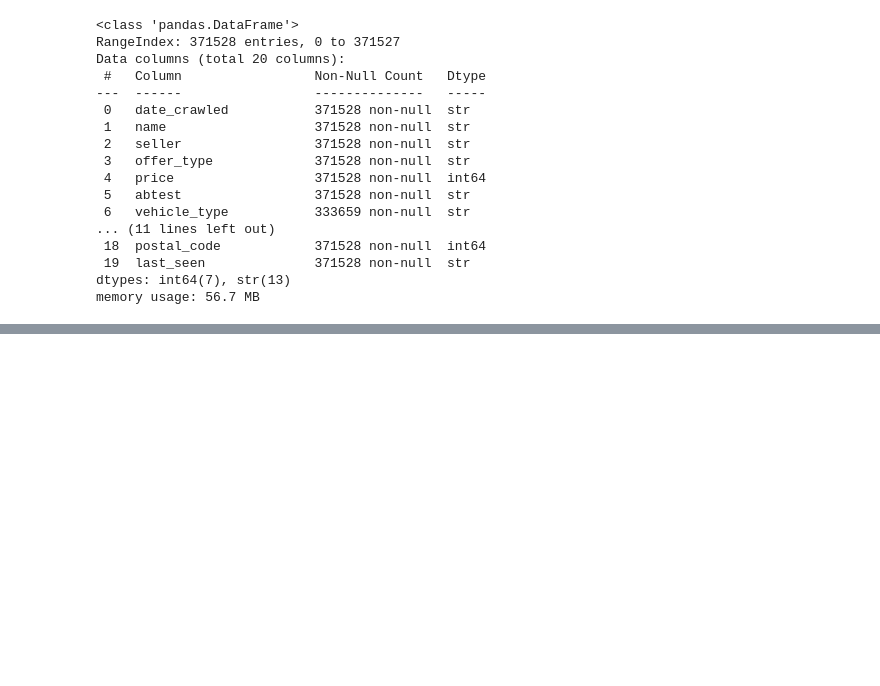
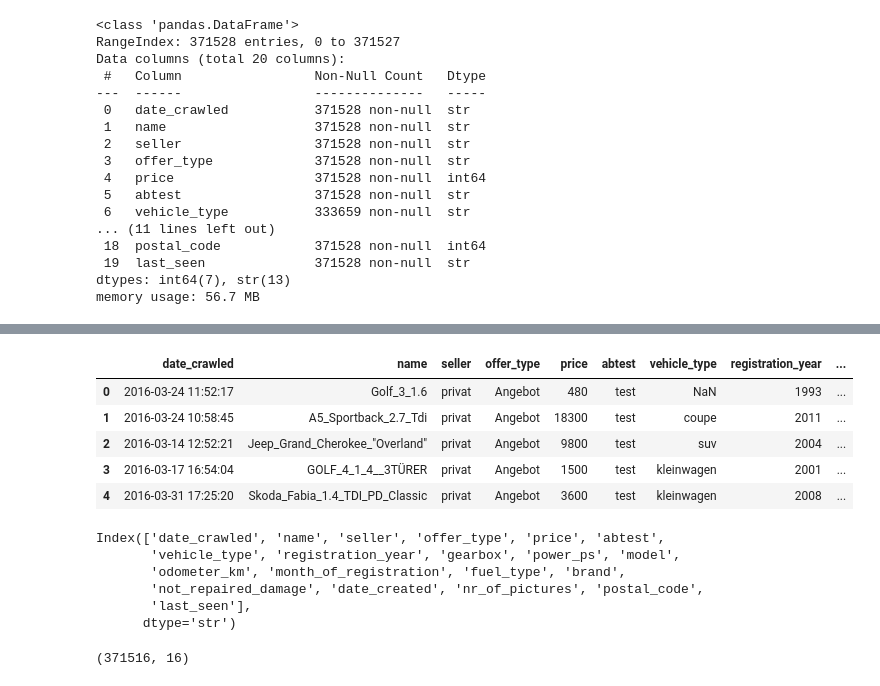
Before and after one commit to win719/ebay-car-sales, a Jupyter notebook: analysis.ipynb, the cells around one changed output, grey strips where cells are left out. Cells and saved outputs as stored; diff of their text form; code cells hidden in the pictures; blank space fills up the shorter version.

```diff
--- a/analysis.ipynb
+++ b/analysis.ipynb
@@ -136,0 +117,9 @@ autos = autos.rename(columns={
+# %%
+autos.head()
+# %% [output]
+|  | date_crawled | name | seller | offer_type | price | abtest | vehicle_type | registration_year | ... |
+| 0 | 2016-03-24 11:52:17 | Golf_3_1.6 | privat | Angebot | 480 | test | NaN | 1993 | ... |
+| 1 | 2016-03-24 10:58:45 | A5_Sportback_2.7_Tdi | privat | Angebot | 18300 | test | coupe | 2011 | ... |
+| 2 | 2016-03-14 12:52:21 | Jeep_Grand_Cherokee_"Overland" | privat | Angebot | 9800 | test | suv | 2004 | ... |
+| 3 | 2016-03-17 16:54:04 | GOLF_4_1_4__3TÜRER | privat | Angebot | 1500 | test | kleinwagen | 2001 | ... |
+| 4 | 2016-03-31 17:25:20 | Skoda_Fabia_1.4_TDI_PD_Classic | privat | Angebot | 3600 | test | kleinwagen | 2008 | ... |
@@ -136,0 +129,9 @@ autos = autos.rename(columns={
+# %%
+autos.columns
+# %% [output]
+Index(['date_crawled', 'name', 'seller', 'offer_type', 'price', 'abtest',
+       'vehicle_type', 'registration_year', 'gearbox', 'power_ps', 'model',
+       'odometer_km', 'month_of_registration', 'fuel_type', 'brand',
+       'not_repaired_damage', 'date_created', 'nr_of_pictures', 'postal_code',
+       'last_seen'],
+      dtype='str')
@@ -136,0 +140,4 @@ autos = autos.rename(columns={
+# %%
+autos.shape
+# %% [output]
+(371516, 16)
```
Also changed, not shown: parts of 30 cells of this notebook.
